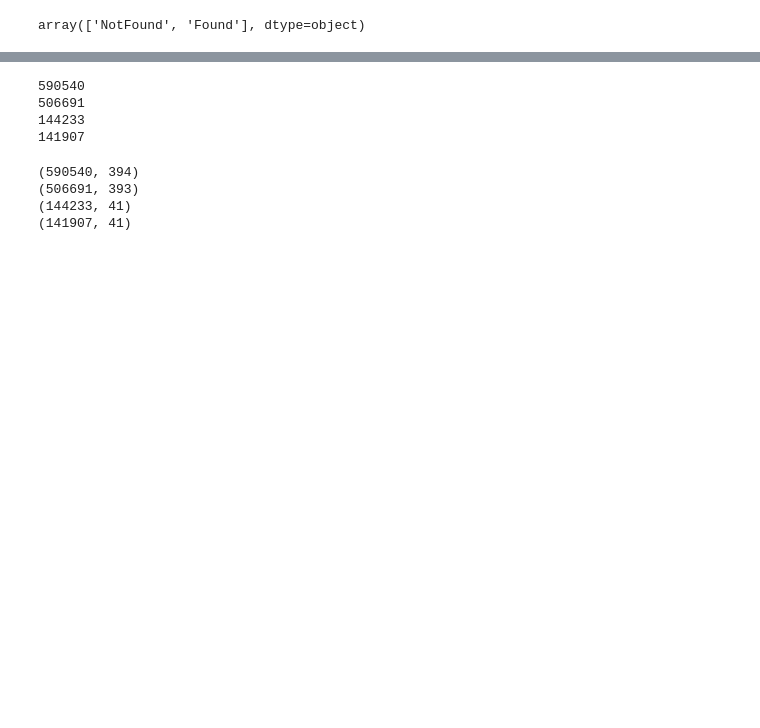
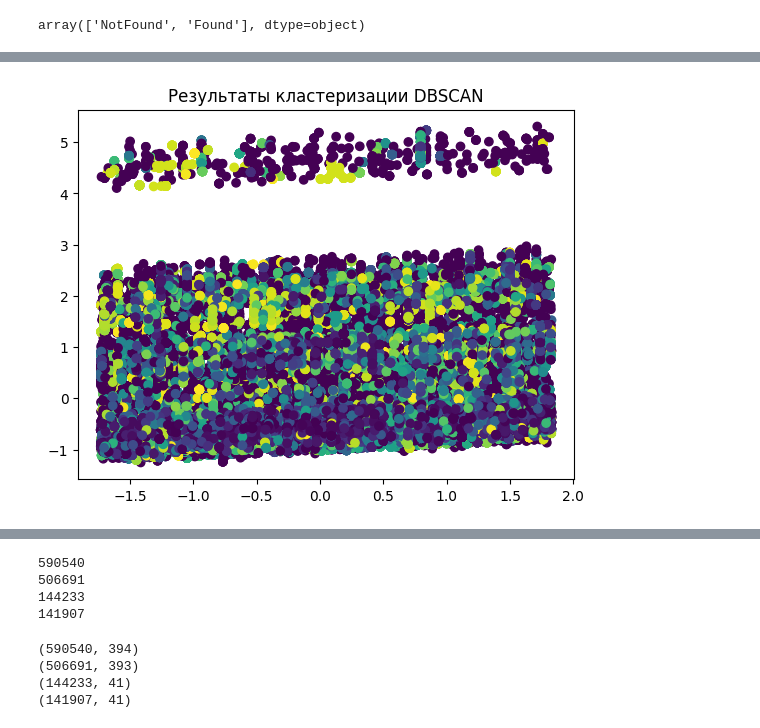
Before and after one commit to nastya-papulova/fraud_detection, a Jupyter notebook: exploration.ipynb, the cells around one changed output, grey strips where cells are left out. Drawn from its saved outputs; the diff is of its cells as text; code cells hidden in the pictures; blank space fills up the shorter version.

```diff
--- a/exploration.ipynb
+++ b/exploration.ipynb
@@ -49,0 +209,4 @@ Length: 394, dtype: object
+# %%
+from sklearn.cluster import DBSCAN
+dbscan = DBSCAN(eps=0.1, min_samples=6)  # eps из графика
+clusters = dbscan.fit_predict(features_scaled)
@@ -49,0 +217,6 @@ Length: 394, dtype: object
+# %%
+plt.scatter(features_scaled[:, 0], features_scaled[:, 3], c=clusters, cmap='viridis')
+plt.title("Результаты кластеризации DBSCAN")
+plt.show()
+# %% [output]
+[figure, added]
```
Also changed, not shown: parts of 21 cells of this notebook.
